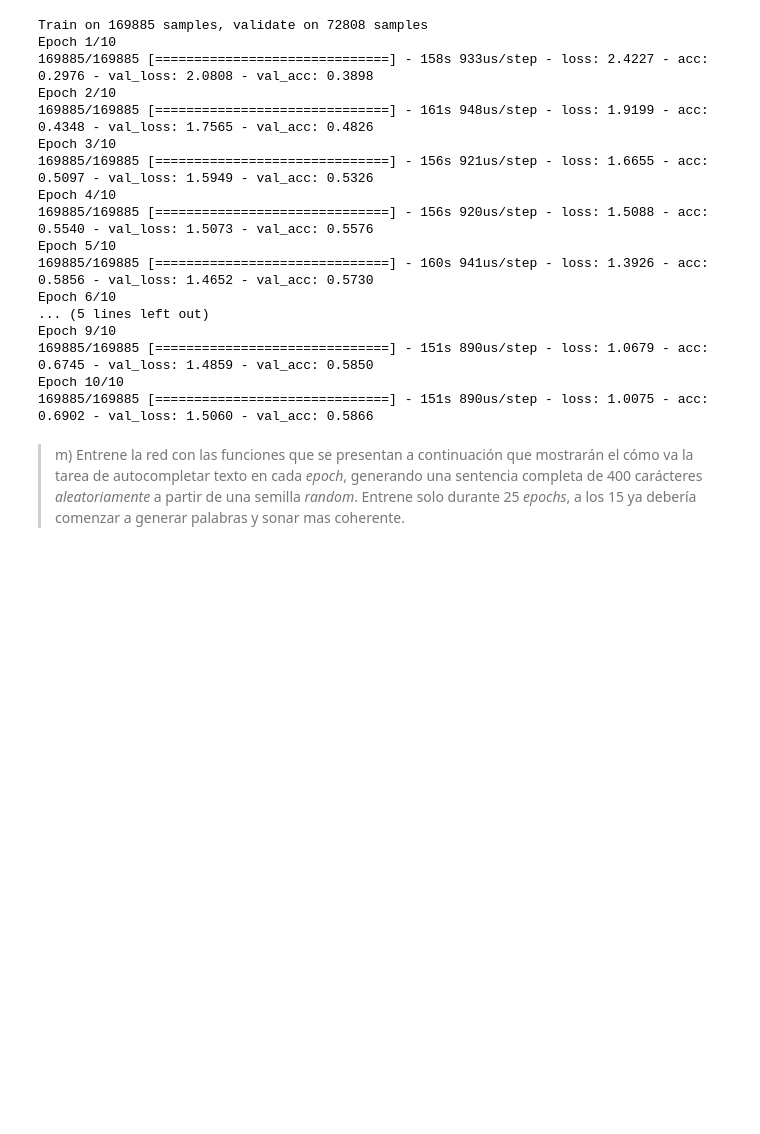
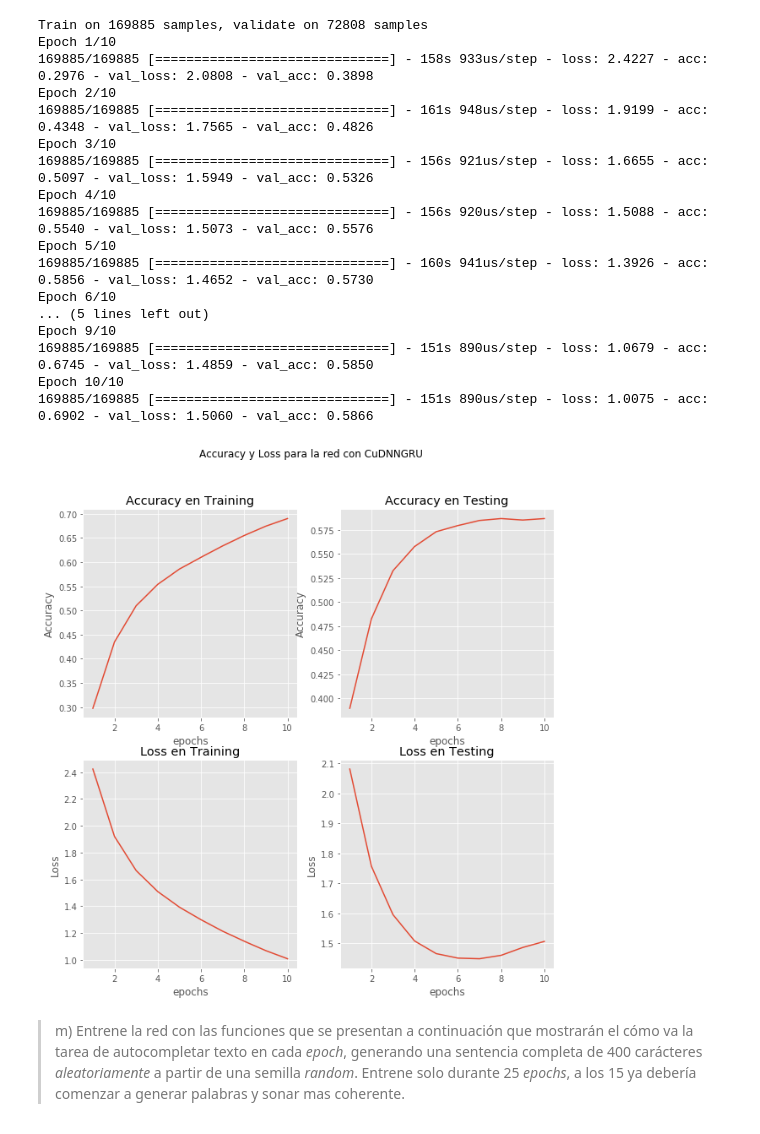
Before and after one commit to MrSutra/NeuralNetworks-2, a Jupyter notebook: Pregunta 2.ipynb, the cells around one changed output. Drawn from its saved outputs; the diff is of its cells as text; code cells hidden in the pictures; blank space fills up the shorter version.

```diff
--- a/Pregunta 2.ipynb
+++ b/Pregunta 2.ipynb
@@ -680,6 +710,30 @@ Epoch 9/10
 169885/169885 [==============================] - 151s 890us/step - loss: 1.0679 - acc: 0.6745 - val_loss: 1.4859 - val_acc: 0.5850
 Epoch 10/10
 169885/169885 [==============================] - 151s 890us/step - loss: 1.0075 - acc: 0.6902 - val_loss: 1.5060 - val_acc: 0.5866
+# %%
+fig, axes = plt.subplots(nrows=2, ncols=2, figsize=(10,10))
+
+axes[0,0].plot(range(1,11), hist.history['acc'])
+axes[0,0].set_xlabel("epochs")
+axes[0,0].set_ylabel("Accuracy")
+axes[0,0].set_title("Accuracy en Training")
+axes[0,1].plot(range(1,11), hist.history['val_acc'])
+axes[0,1].set_xlabel("epochs")
+axes[0,1].set_ylabel("Accuracy")
+axes[0,1].set_title("Accuracy en Testing")
+axes[1,0].plot(range(1,11), hist.history['loss'])
+axes[1,0].set_xlabel("epochs")
+axes[1,0].set_ylabel("Loss")
+axes[1,0].set_title("Loss en Training")
+axes[1,1].plot(range(1,11), hist.history['val_loss'])
+axes[1,1].set_xlabel("epochs")
+axes[1,1].set_ylabel("Loss")
+axes[1,1].set_title("Loss en Testing")
+
+plt.suptitle("Accuracy y Loss para la red con CuDNNGRU")
+plt.show()
+# %% [output]
+[figure, added]
 # %% [markdown]
 >  m) Entrene la red con las funciones que se presentan a continuación que mostrarán el cómo va la tarea de autocompletar texto en cada *epoch*, generando una sentencia completa de 400 carácteres *aleatoriamente* a partir de una semilla *random*. Entrene solo durante 25 *epochs*, a los 15 ya debería comenzar a generar palabras y sonar mas coherente.
 # %%
```
Also changed, not shown: parts of 25 cells of this notebook.
